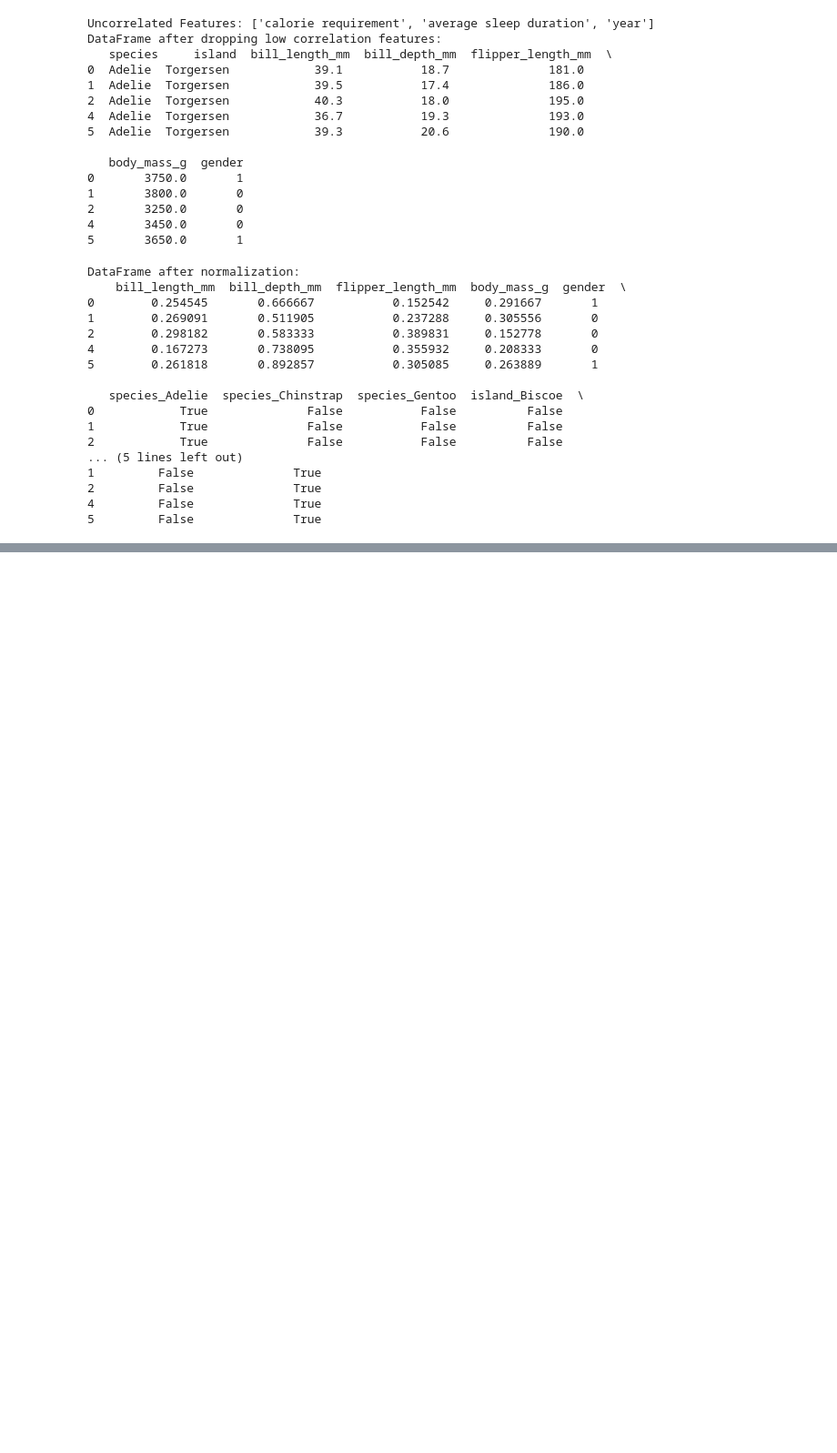
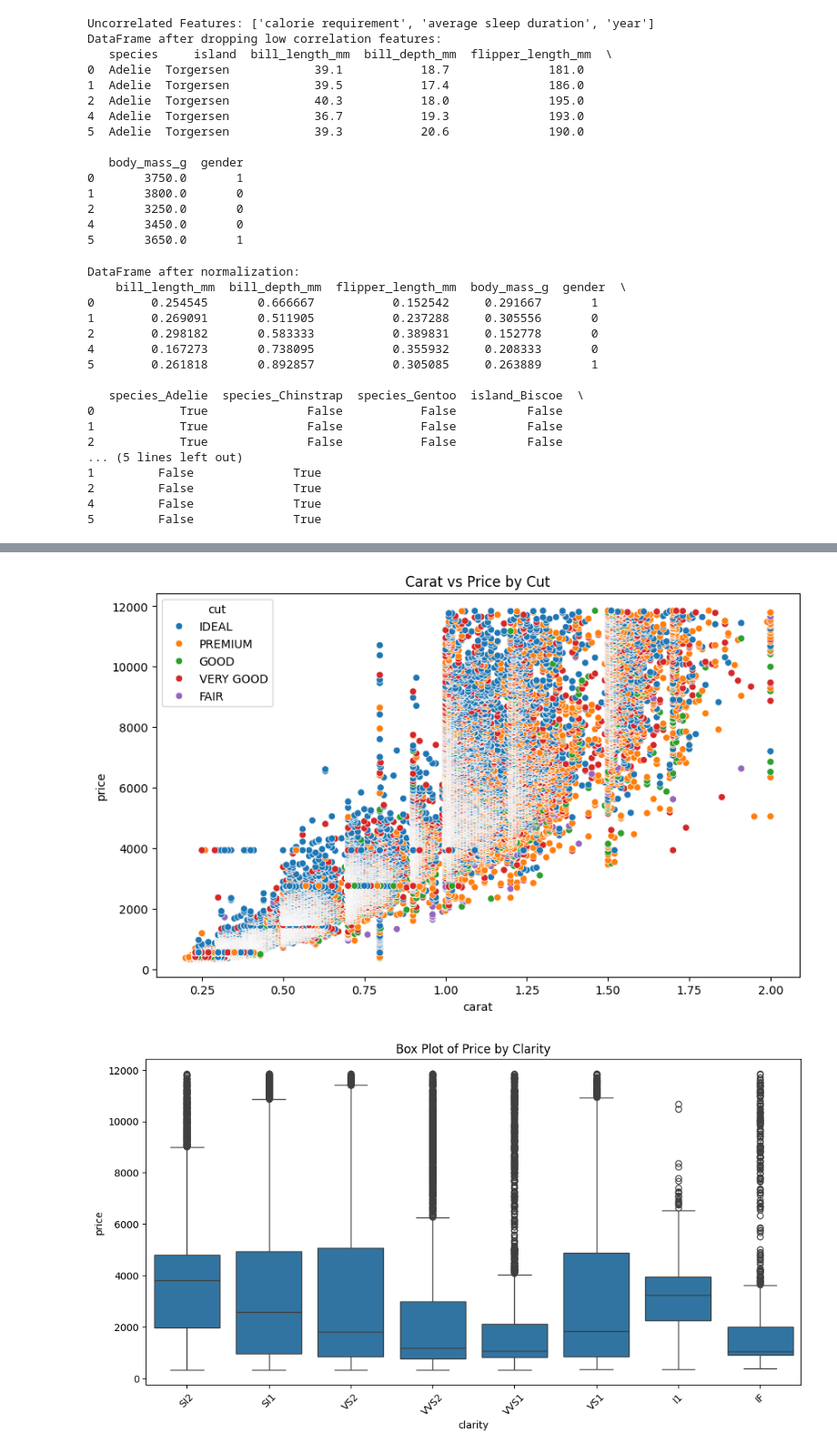
Before and after one commit to kalyanvv/ML-Assignment-1, a Jupyter notebook: Assignment1.ipynb, the cells around one changed output, grey strips where cells are left out. Shown at 91% size. Cells and saved outputs as stored; diff of their text form; code cells hidden in the pictures; blank space fills up the shorter version.

```diff
--- a/Assignment1.ipynb
+++ b/Assignment1.ipynb
@@ -298,0 +409,4 @@ DataFrame after normalization:
+# %%
+for column in data2.select_dtypes(include=['object']).columns:
+    data2[column] = data2[column].str.upper()
+data2
@@ -298,0 +478,39 @@ DataFrame after normalization:
+# %%
+
+# 1. Scatter Plot: Carat vs Price by Cut
+plt.figure(figsize=(10, 6))
+sns.scatterplot(x='carat', y='price', hue='cut', data=data2)
+plt.title('Carat vs Price by Cut')
+plt.show()
+
+# 2. Box Plot: Price by Clarity
+plt.figure(figsize=(12, 6))
+sns.boxplot(x='clarity', y='price', data=data2)
+plt.title('Box Plot of Price by Clarity')
+plt.xticks(rotation=45)
+plt.show()
+
+# 3. Bar Chart: Count of Diamonds by Cut Type
+plt.figure(figsize=(12, 6))
+sns.countplot(x='cut', data=data2)
+plt.title('Count of Diamonds by Cut Type')
+plt.xticks(rotation=45)
+plt.show()
+
+# 4. Count Plot: Number of Diamonds by Clarity
+plt.figure(figsize=(12, 6))
+sns.countplot(x='clarity', data=data2)
+plt.title('Count of Diamonds by Clarity')
+plt.xticks(rotation=45)
+plt.show()
+
+# 5. Histogram: Distribution of Carat Weights
+plt.figure(figsize=(10, 6))
+sns.histplot(data2['carat'], bins=30, kde=True)
+plt.title('Distribution of Carat Weights')
+plt.xlabel('Carat')
+plt.ylabel('Frequency')
+plt.show()
+# %% [output]
+[figure, added]
+[figure, added]
```
Also changed, not shown: parts of 12 cells of this notebook.
